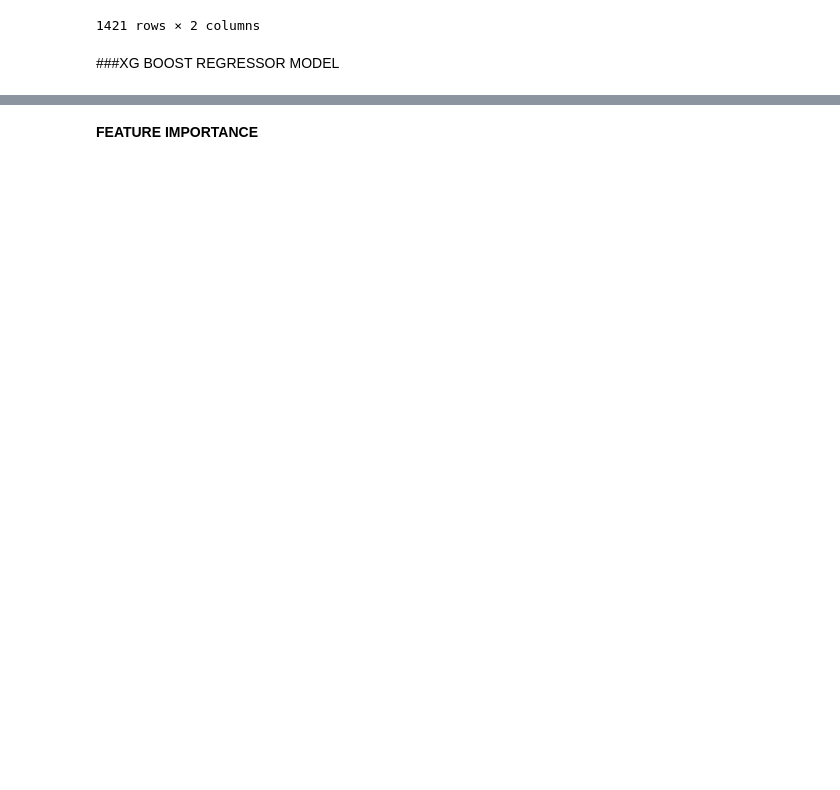
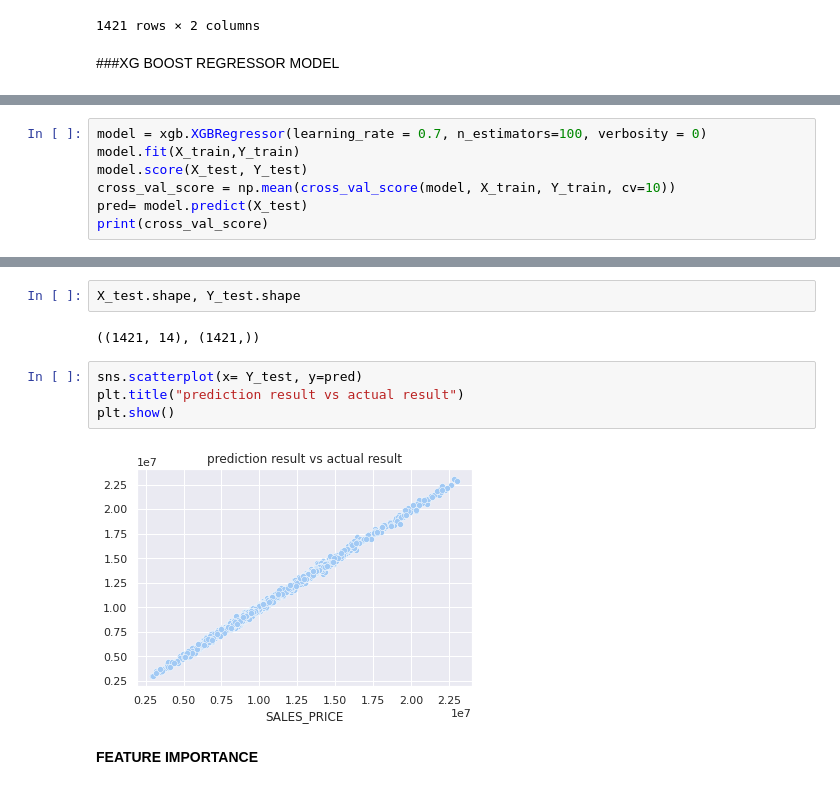
Before and after one commit to Shweta-sharma-1998/Final-Project-On-Machine-Learning, a Jupyter notebook: Chennai_House_Price_Prediction.ipynb, the cells around one changed output, grey strips where cells are left out. Cells and saved outputs as stored; diff of their text form; blank space fills up the shorter version.

```diff
--- a/Chennai_House_Price_Prediction.ipynb
+++ b/Chennai_House_Price_Prediction.ipynb
@@ -1001,3 +1002,10 @@ Learning rate :  0.2  Train score :  0.9957007081605197  Cross-Val score :  0.99
 Learning rate :  0.5  Train score :  0.9971610095737768  Cross-Val score :  0.9968182979743199
 Learning rate :  0.7  Train score :  0.9971990740078562  Cross-Val score :  0.9968438033527427
 Learning rate :  1  Train score :  0.996718145544673  Cross-Val score :  0.9965898608727075
+# %%
+model = xgb.XGBRegressor(learning_rate = 0.7, n_estimators=100, verbosity = 0)
+model.fit(X_train,Y_train)
+model.score(X_test, Y_test)
+cross_val_score = np.mean(cross_val_score(model, X_train, Y_train, cv=10))
+pred= model.predict(X_test)
+print(cross_val_score)
@@ -1004,3 +1031,13 @@ Learning rate :  1  Train score :  0.996718145544673  Cross-Val score :  0.99658
+# %%
+X_test.shape, Y_test.shape
+# %% [output]
+((1421, 14), (1421,))
+# %%
+sns.scatterplot(x= Y_test, y=pred)
+plt.title("prediction result vs actual result")
+plt.show()
+# %% [output]
+[figure, added]
 # %% [markdown]
 **FEATURE IMPORTANCE**
 # %%
```
Also changed, not shown: parts of 10 cells of this notebook.
